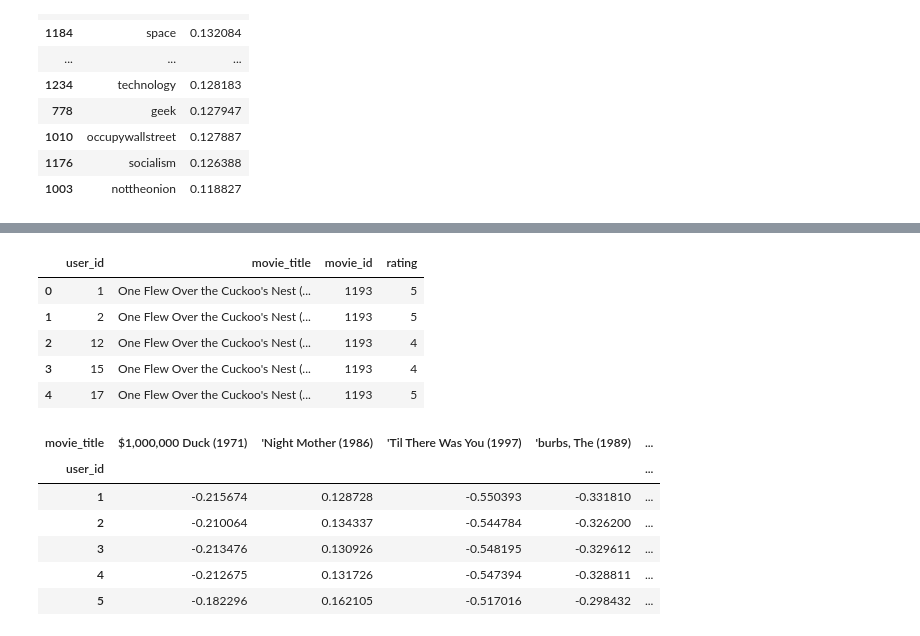
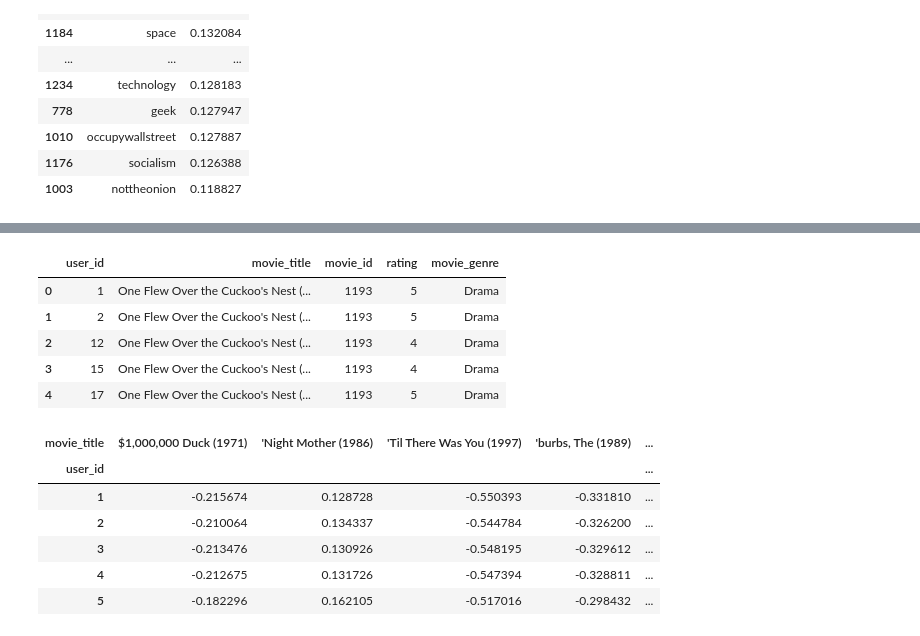
Before and after one commit to manugarri/pydata_2016_talk_recommenders, a Jupyter notebook: notebooks/Slides.ipynb, the cells around one changed output, grey strips where cells are left out. Saved outputs shown, nothing was run; the diff lists cells and outputs as text; code cells hidden in the pictures.

```diff
--- a/notebooks/Slides.ipynb
+++ b/notebooks/Slides.ipynb
@@ -557,19 +574,20 @@ get_sub_recommendations('NoeticIntelligence')
 # %%
-ratings_df = pd.read_table('assets/ratings.dat', header=None, sep='::', names=['user_id', 'movie_id', 'rating', 'timestamp'])
+ratings_df = pd.read_table('assets/ratings.dat', header=None, sep='::',
+                          names=['user_id', 'movie_id', 'rating', 'timestamp'], engine='python')
 
 #we dont care about the time the rating was given
 del ratings_df['timestamp']
 
 #replace movie_id with movie_title for legibility
-ratings_df = pd.merge(ratings_df, movies_df, on='movie_id')[['user_id', 'movie_title', 'movie_id','rating']]
+ratings_df = pd.merge(ratings_df, movies_df, on='movie_id')[['user_id', 'movie_title', 'movie_id','rating', 'movie_genre']]
 
 ratings_df.head()
 # %% [output]
-|  | user_id | movie_title | movie_id | rating |
-| 0 | 1 | One Flew Over the Cuckoo's Nest (... | 1193 | 5 |
-| 1 | 2 | One Flew Over the Cuckoo's Nest (... | 1193 | 5 |
-| 2 | 12 | One Flew Over the Cuckoo's Nest (... | 1193 | 4 |
-| 3 | 15 | One Flew Over the Cuckoo's Nest (... | 1193 | 4 |
-| 4 | 17 | One Flew Over the Cuckoo's Nest (... | 1193 | 5 |
+|  | user_id | movie_title | movie_id | rating | movie_genre |
+| 0 | 1 | One Flew Over the Cuckoo's Nest (... | 1193 | 5 | Drama |
+| 1 | 2 | One Flew Over the Cuckoo's Nest (... | 1193 | 5 | Drama |
+| 2 | 12 | One Flew Over the Cuckoo's Nest (... | 1193 | 4 | Drama |
+| 3 | 15 | One Flew Over the Cuckoo's Nest (... | 1193 | 4 | Drama |
+| 4 | 17 | One Flew Over the Cuckoo's Nest (... | 1193 | 5 | Drama |
 # %%
 ratings_mtx_df = ratings_df.pivot_table(values='rating', index='user_id', columns='movie_title')
```
Also changed, not shown: parts of 75 cells of this notebook.
